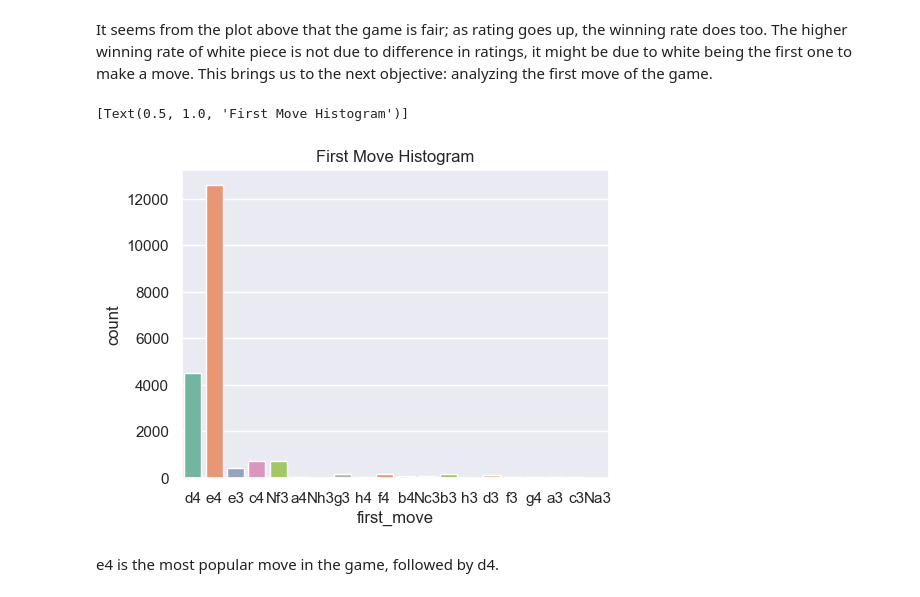
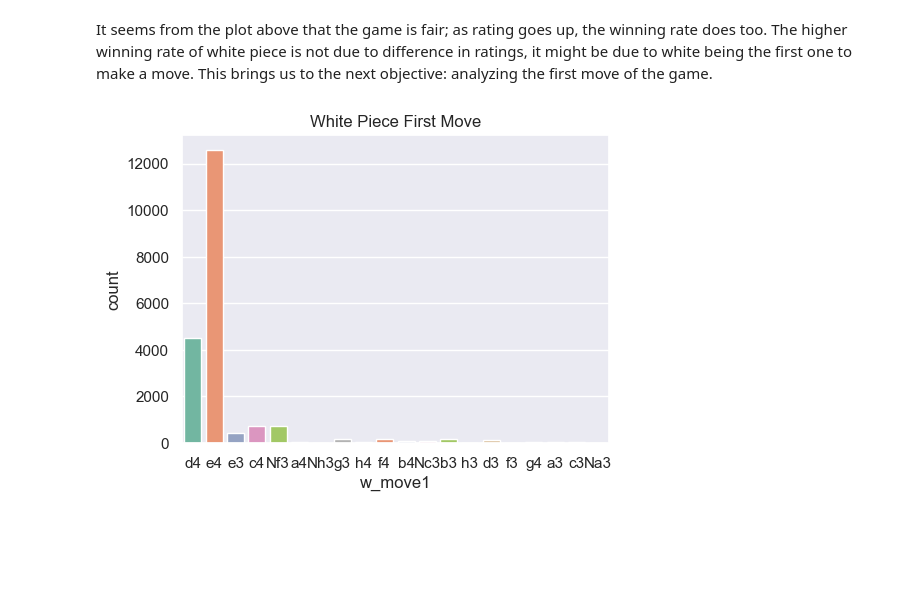
Before and after one commit to heysteph/FinalProject, a Jupyter notebook: notebook.ipynb, the cells around one changed output. Saved outputs shown, nothing was run; the diff lists cells and outputs as text; code cells hidden in the pictures; blank space fills up the shorter version.

```diff
--- a/notebook.ipynb
+++ b/notebook.ipynb
@@ -77,2 +90,3 @@ Create first move variable
 # %%
-df["first_move"] = my.first_move(df["moves"])
+moves = df.moves.str.split(n=2, expand=True)
+moves
@@ -79,3 +107,6 @@ df["first_move"] = my.first_move(df["moves"])
+# %%
+df["w_move1"] = moves[0]
+df["b_move1"] = moves[1]
 # %% [markdown]
 Group the time increment based on Lichess' definition: bullet, blitz, rapid, classical, and custom
 # %%
@@ -129,9 +165,7 @@ p1.fig.subplots_adjust(top=0.95)
 It seems from the plot above that the game is fair; as rating goes up, the winning rate does too. The higher winning rate of white piece is not due to difference in ratings, it might be due to white being the first one to make a move. This brings us to the next objective: analyzing the first move of the game.
 # %%
 sns.set()
-sns.countplot(data=df, x='first_move', palette='Set2').set(title='First Move Histogram')
+sns.countplot(data=df, x='w_move1', palette='Set2').set(title='White Piece First Move')
+plt.savefig('white1.png')
 # %% [output]
-[Text(0.5, 1.0, 'First Move Histogram')]
-[figure, old version]
+[figure, new version]
-# %% [markdown]
-e4 is the most popular move in the game, followed by d4.
```
Also changed, not shown: parts of 53 cells of this notebook, 6 other files.
